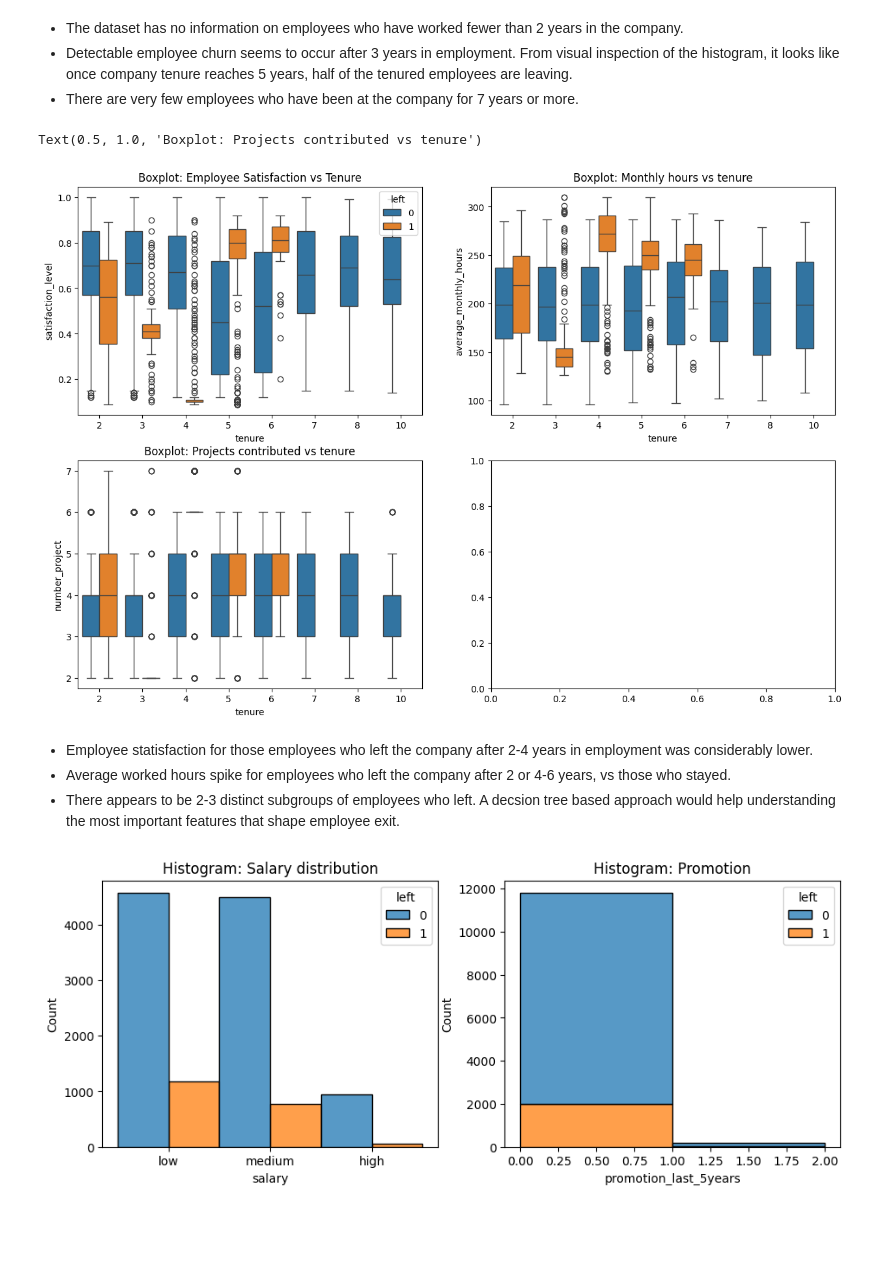
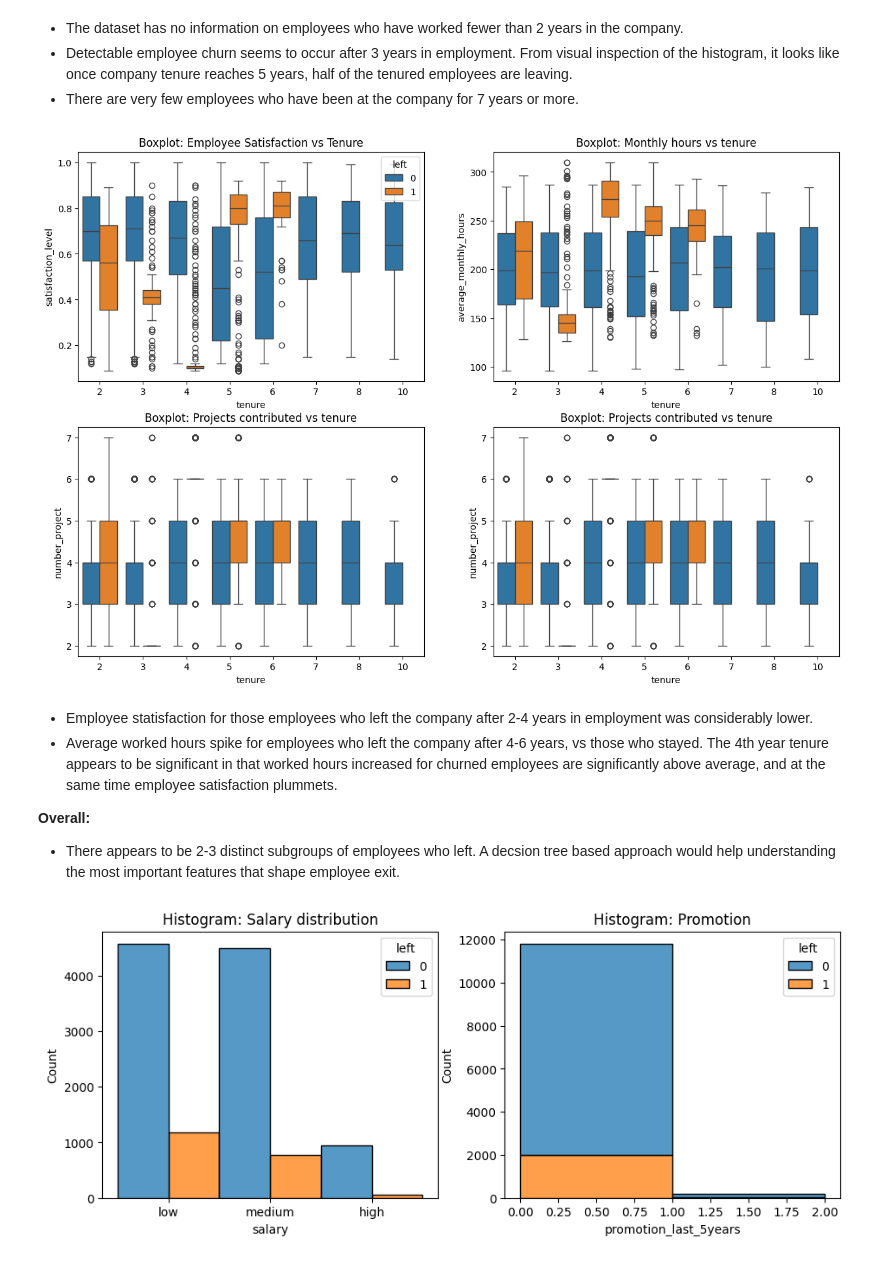
Before and after one commit to dianario/google_capstone_salifort_motors_analytics, a Jupyter notebook: course_7_salifort_motors_project_lab.ipynb, the cells around one changed output. Cells and saved outputs as stored; diff of their text form; code cells hidden in the pictures; blank space fills up the shorter version.

```diff
--- a/course_7_salifort_motors_project_lab.ipynb
+++ b/course_7_salifort_motors_project_lab.ipynb
@@ -519,39 +535,40 @@ fig, ax = plt.subplots(2, 2, figsize = (15,10))
 sns.boxplot(data=df1,
             x=df1['tenure'],
             y=df1['satisfaction_level'],
             hue=df1['left'],
             ax=ax[0,0]
             )
 ax[0,0].set_title("Boxplot: Employee Satisfaction vs Tenure")
 
 # Plot 2
 sns.boxplot(x=df1['tenure'],
              y=df1['average_monthly_hours'],
              hue=df1['left'],
              ax=ax[0,1],
              legend=False)
 ax[0,1].set_title('Boxplot: Monthly hours vs tenure')
 
 # Plot 3
 sns.boxplot(x=df1['tenure'],
              y=df1['number_project'],
              hue=df1['left'],
              ax=ax[1,0],
              legend=False)
 ax[1,0].set_title('Boxplot: Projects contributed vs tenure')
 
 # PLot 4
-sns.(x=df1['tenure'],
+sns.boxplot(x=df1['tenure'],
              y=df1['number_project'],
              hue=df1['left'],
              ax=ax[1,1],
              legend=False)
-ax[1,1].set_title('Boxplot: Projects contributed vs tenure')
+ax[1,1].set_title('Boxplot: Projects contributed vs tenure');
 # %% [output]
-Text(0.5, 1.0, 'Boxplot: Projects contributed vs tenure')
-[figure, old version]
+[figure, new version]
 # %% [markdown]
 * Employee statisfaction for those employees who left the company after 2-4 years in employment was considerably lower.
-* Average worked hours spike for employees who left the company after 2 or 4-6 years, vs those who stayed.
+* Average worked hours spike for employees who left the company after 4-6 years, vs those who stayed. The 4th year tenure appears to be significant in that worked hours increased for churned employees are significantly above average, and at the same time employee satisfaction plummets.
+
+**Overall:**
 * There appears to be 2-3 distinct subgroups of employees who left. A decsion tree based approach would help understanding the most important features that shape employee exit.
 # %%
```
Also changed, not shown: parts of 47 cells of this notebook.
